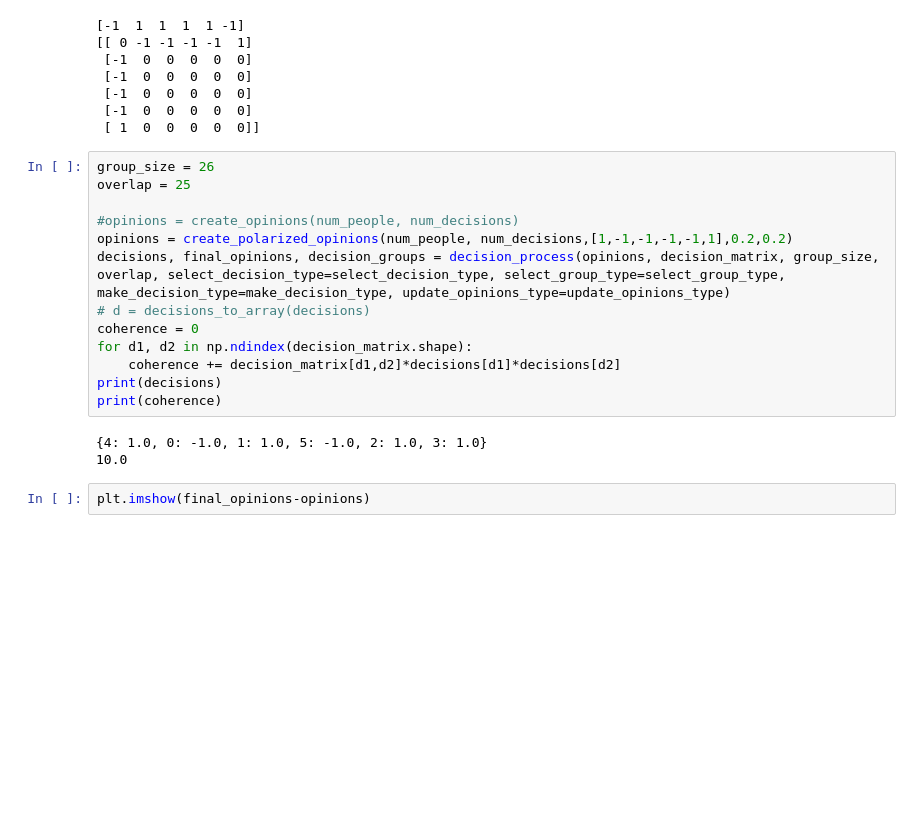
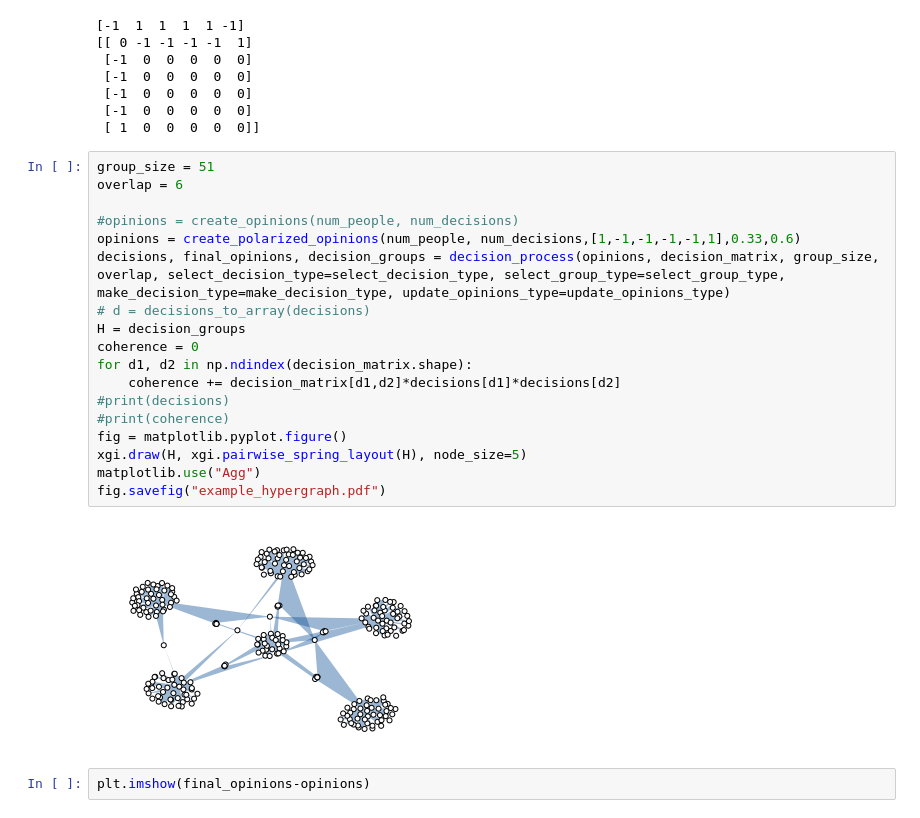
Before and after one commit to nwlandry/governance, a Jupyter notebook: test.ipynb, the cells around one changed output. Cells and saved outputs as stored; diff of their text form; blank space fills up the shorter version.

```diff
--- a/test.ipynb
+++ b/test.ipynb
@@ -98,21 +99,25 @@ print(decision_matrix)
  [-1  0  0  0  0  0]
  [ 1  0  0  0  0  0]]
 # %%
-group_size = 26
-overlap = 25
+group_size = 51
+overlap = 6
 
 #opinions = create_opinions(num_people, num_decisions)
-opinions = create_polarized_opinions(num_people, num_decisions,[1,-1,-1,-1,-1,1],0.2,0.2)
+opinions = create_polarized_opinions(num_people, num_decisions,[1,-1,-1,-1,-1,1],0.33,0.6)
 decisions, final_opinions, decision_groups = decision_process(opinions, decision_matrix, group_size, overlap, select_decision_type=select_decision_type, select_group_type=select_group_type, make_decision_type=make_decision_type, update_opinions_type=update_opinions_type)
 # d = decisions_to_array(decisions)
+H = decision_groups
 coherence = 0
 for d1, d2 in np.ndindex(decision_matrix.shape):
     coherence += decision_matrix[d1,d2]*decisions[d1]*decisions[d2]
-print(decisions)
-print(coherence)
+#print(decisions)
+#print(coherence)
+fig = matplotlib.pyplot.figure()
+xgi.draw(H, xgi.pairwise_spring_layout(H), node_size=5)
+matplotlib.use("Agg")
+fig.savefig("example_hypergraph.pdf")
 # %% [output]
-{4: 1.0, 0: -1.0, 1: 1.0, 5: -1.0, 2: 1.0, 3: 1.0}
-10.0
+[figure, added]
 # %%
 plt.imshow(final_opinions-opinions)
 # %% [output]
```
Also changed, not shown: parts of 9 cells of this notebook, 1 other file.
